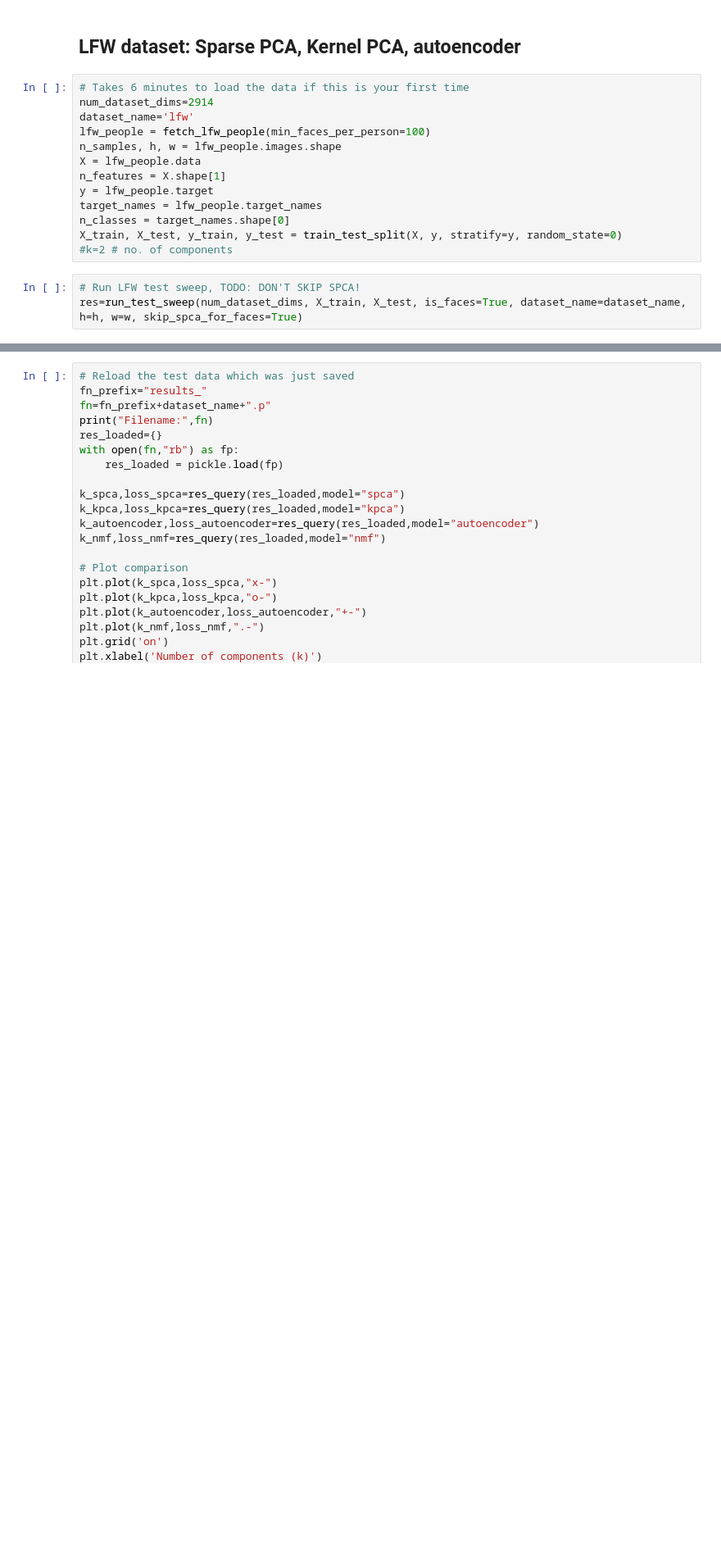
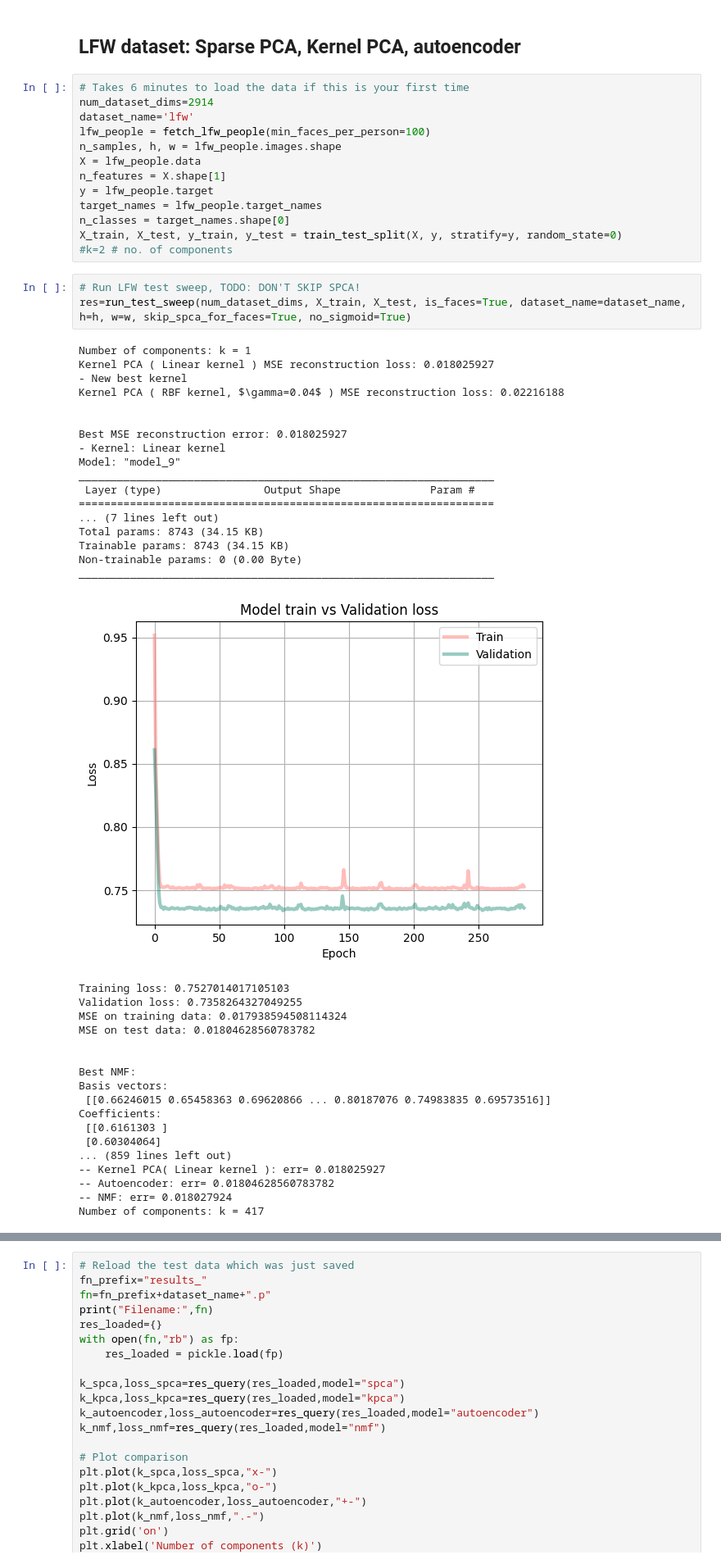
Before and after one commit to abf149/180651final, a Jupyter notebook: unified_comparison_notebook.ipynb, the cells around one changed output, grey strips where cells are left out. Shown at 82% size. Cells and saved outputs as stored; diff of their text form; blank space fills up the shorter version.

```diff
--- a/unified_comparison_notebook.ipynb
+++ b/unified_comparison_notebook.ipynb
@@ -323,4 +475,40 @@ X_train, X_test, y_train, y_test = train_test_split(X, y, stratify=y, random_sta
 #k=2 # no. of components
 # %%
 # Run LFW test sweep, TODO: DON'T SKIP SPCA!
-res=run_test_sweep(num_dataset_dims, X_train, X_test, is_faces=True, dataset_name=dataset_name, h=h, w=w, skip_spca_for_faces=True)
+res=run_test_sweep(num_dataset_dims, X_train, X_test, is_faces=True, dataset_name=dataset_name, h=h, w=w, skip_spca_for_faces=True, no_sigmoid=True)
+# %% [output]
+Number of components: k = 1
+Kernel PCA ( Linear kernel ) MSE reconstruction loss: 0.018025927
+- New best kernel
+Kernel PCA ( RBF kernel, $\gamma=0.04$ ) MSE reconstruction loss: 0.02216188
+
+
+Best MSE reconstruction error: 0.018025927
+- Kernel: Linear kernel
+Model: "model_9"
+_________________________________________________________________
+ Layer (type)                Output Shape              Param #
+=================================================================
+... (7 lines left out)
+Total params: 8743 (34.15 KB)
+Trainable params: 8743 (34.15 KB)
+Non-trainable params: 0 (0.00 Byte)
+_________________________________________________________________
+[figure, added]
+Training loss: 0.7527014017105103
+Validation loss: 0.7358264327049255
+MSE on training data: 0.017938594508114324
+MSE on test data: 0.01804628560783782
+
+
+Best NMF:
+Basis vectors:
+ [[0.66246015 0.65458363 0.69620866 ... 0.80187076 0.74983835 0.69573516]]
+Coefficients:
+ [[0.6161303 ]
+ [0.60304064]
+... (859 lines left out)
+-- Kernel PCA( Linear kernel ): err= 0.018025927
+-- Autoencoder: err= 0.01804628560783782
+-- NMF: err= 0.018027924
+Number of components: k = 417
```
Also changed, not shown: parts of 6 cells of this notebook, 1 other file.
